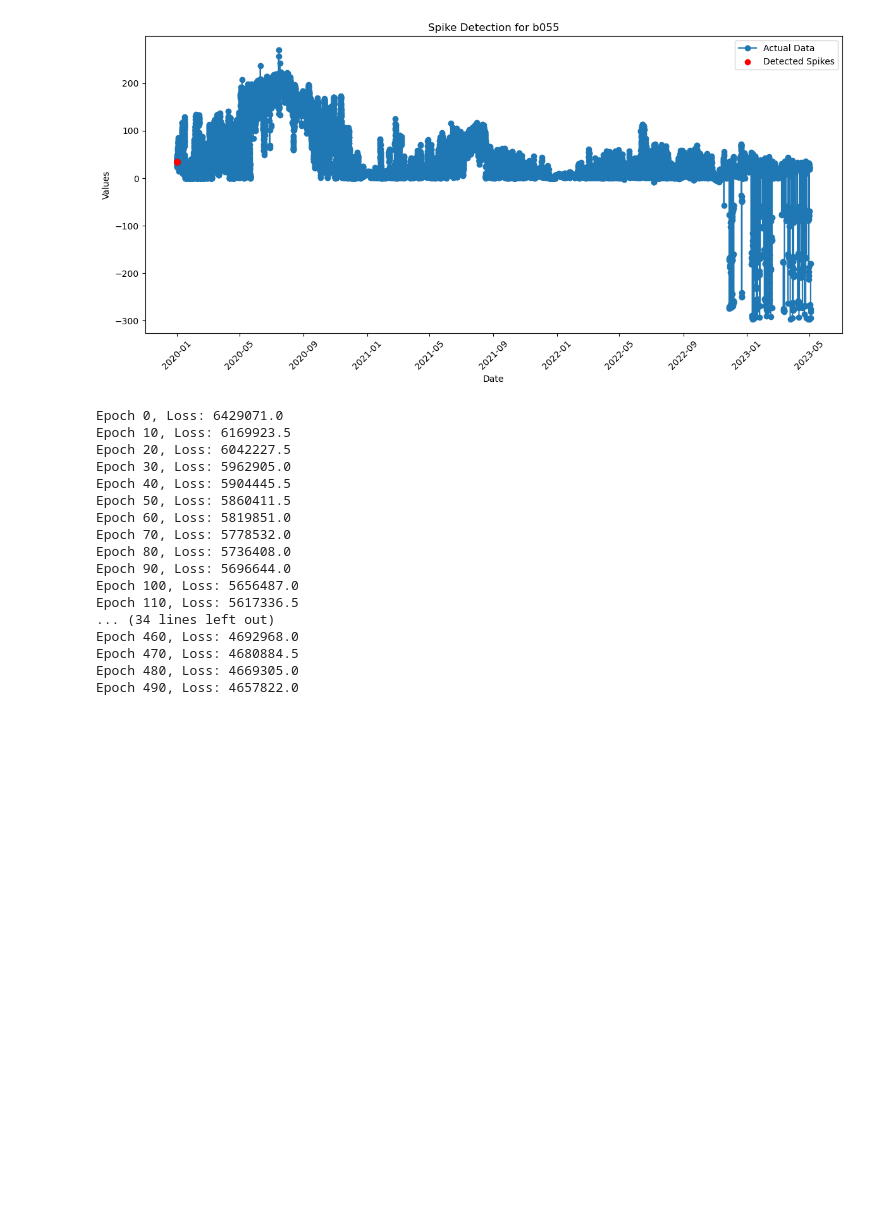
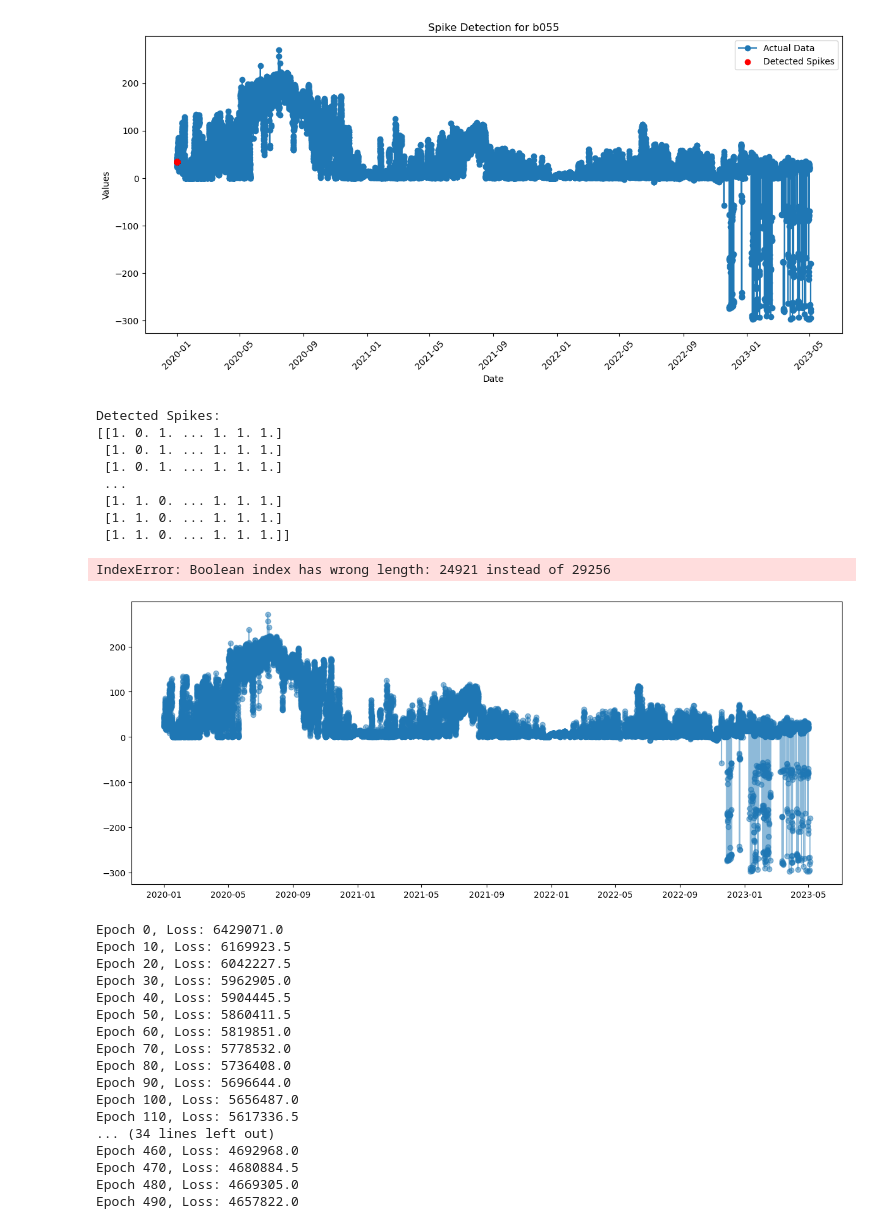
Before and after one commit to techzzt/NeuralODE-NF, a Jupyter notebook: ADD_NeuralODE.ipynb, the cells around one changed output. Cells and saved outputs as stored; diff of their text form; code cells hidden in the pictures; blank space fills up the shorter version.

```diff
--- a/ADD_NeuralODE.ipynb
+++ b/ADD_NeuralODE.ipynb
@@ -289,34 +289,41 @@ spikes, data_tensor = detect_spikes_with_periodicity(df, ['b055', 'b103', 'b166'
 print("Detected Spikes:")
 print(spikes)
 
 # One-Class SVM을 사용한 이상치 감지
 oc_svm = OneClassSVM(kernel='rbf', gamma='auto').fit(data_tensor.detach().numpy())
 oc_svm_predictions = oc_svm.predict(data_tensor.detach().numpy())
 
 # 이상치 결과를 0과 1로 변환 (1: 정상, -1: 이상치)
 oc_svm_anomalies = (oc_svm_predictions == -1).astype(float)
 
 # 성능 평가를 위한 실제 라벨 생성 (예시로 스파이크가 있는 인덱스를 1로 설정)
 true_labels = np.zeros(data_tensor.shape[0])
 true_labels[np.random.choice(data_tensor.shape[0], size=int(data_tensor.shape[0] * 0.1), replace=False)] = 1
 
 # 성능 평가
 # print("Neural ODE Performance:")
 # print(classification_report(true_labels, spikes.numpy().astype(int)))
 
 # print("One-Class SVM Performance:")
 # print(classification_report(true_labels, oc_svm_anomalies))
 
 # Neural ODE 결과를 1차원 배열로 변환
 spikes = spikes.squeeze()
 
 # 결과 시각화
 plt.figure(figsize=(15, 6))
 plt.plot(df['date'], df['b055'], label='b055', marker='o', alpha=0.5)
 
 # Neural ODE 스파이크 시각화
 plt.scatter(df['date'][spikes == 1], df['b055'][spikes == 1], color='red', label='Neural ODE Spikes', zorder=5)
-
-# One-Class SVM 이상치 시각화
-plt.scatter(df['date'][oc_svm_anomalies == 1], df['b055'][oc_svm_anomalies == 1], color='orange', label='One-Class SVM Anomalies', zorder=5)
-plt.show()
+# %% [output]
+Detected Spikes:
+[[1. 0. 1. ... 1. 1. 1.]
+ [1. 0. 1. ... 1. 1. 1.]
+ [1. 0. 1. ... 1. 1. 1.]
+ ...
+ [1. 1. 0. ... 1. 1. 1.]
+ [1. 1. 0. ... 1. 1. 1.]
+ [1. 1. 0. ... 1. 1. 1.]]
+IndexError: Boolean index has wrong length: 24921 instead of 29256
+[figure, added]
```
Also changed, not shown: parts of 1 cell of this notebook.
